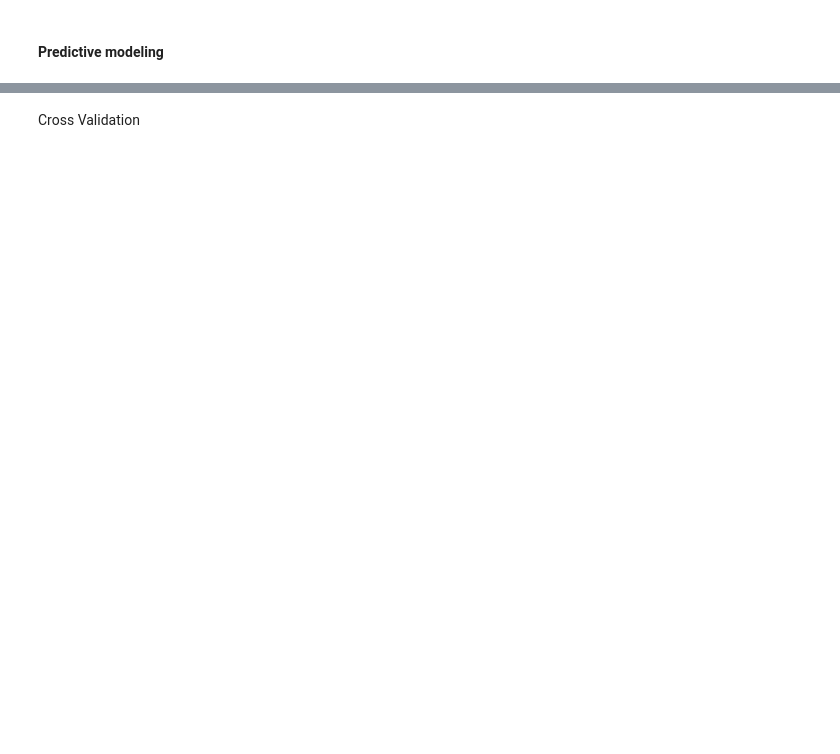
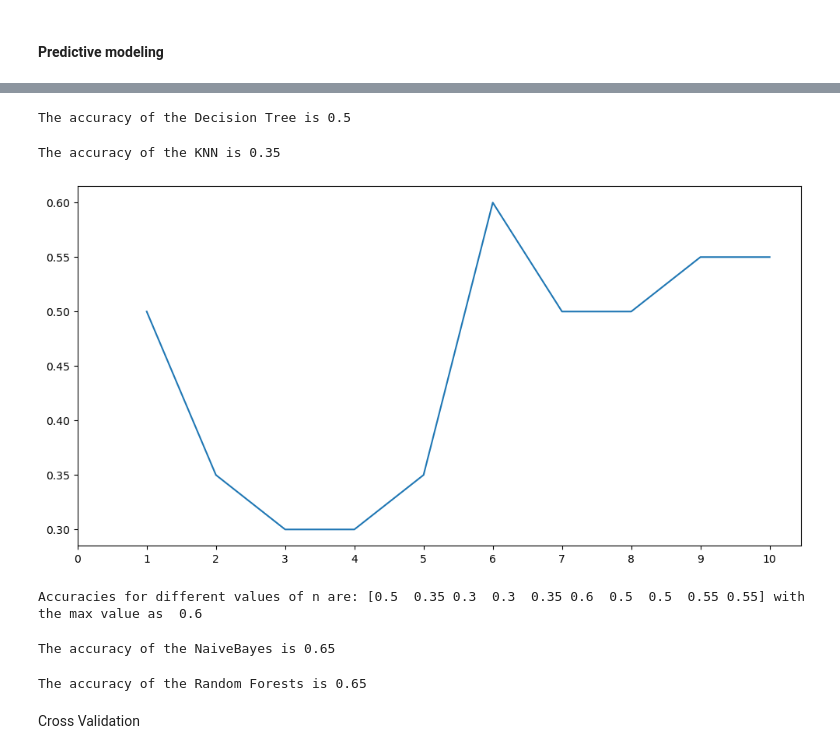
Before and after one commit to tharoosha/DataStorm077, a Jupyter notebook: Day4/Notebook04_new.ipynb, the cells around one changed output, grey strips where cells are left out. Cells and saved outputs as stored; diff of their text form; code cells hidden in the pictures; blank space fills up the shorter version.

```diff
--- a/Day4/Notebook04_new.ipynb
+++ b/Day4/Notebook04_new.ipynb
@@ -770,6 +766,6 @@ y.shape
 # %%
 # #split the data into train and test sets
-# from sklearn.model_selection import train_test_split
-# X_train, X_test, y_train, y_test = train_test_split(X, y, test_size=0.2, random_state=42)
+from sklearn.model_selection import train_test_split
+X_train, X_test, y_train, y_test = train_test_split(X, y, test_size=0.2, random_state=42)
 # %%
 # # get the shape
@@ -812,38 +816,49 @@ y.shape
 # %%
-# model=DecisionTreeClassifier()
-# model.fit(X_train,y_train)
-# prediction4=model.predict(X_test)
-# print('The accuracy of the Decision Tree is',metrics.accuracy_score(prediction4,y_test))
+model=DecisionTreeClassifier()
+model.fit(X_train,y_train)
+prediction4=model.predict(X_test)
+print('The accuracy of the Decision Tree is',metrics.accuracy_score(prediction4,y_test))
+# %% [output]
+The accuracy of the Decision Tree is 0.5
 # %%
-# model=KNeighborsClassifier()
-# model.fit(X_train,y_train)
-# prediction5=model.predict(X_test)
-# print('The accuracy of the KNN is',metrics.accuracy_score(prediction5,y_test))
+model=KNeighborsClassifier()
+model.fit(X_train,y_train)
+prediction5=model.predict(X_test)
+print('The accuracy of the KNN is',metrics.accuracy_score(prediction5,y_test))
+# %% [output]
+The accuracy of the KNN is 0.35
 # %%
-# a_index=list(range(1,11))
-# a=pd.Series()
-# x=[0,1,2,3,4,5,6,7,8,9,10]
-# for i in list(range(1,11)):
-#     model=KNeighborsClassifier(n_neighbors=i)
-#     model.fit(X_train,y_train)
-#     prediction=model.predict(X_test)
-#     a=a.append(pd.Series(metrics.accuracy_score(prediction,y_test)))
-# plt.plot(a_index, a)
-# plt.xticks(x)
-# fig=plt.gcf()
-# fig.set_size_inches(12,6)
-# plt.show()
-# print('Accuracies for different values of n are:',a.values,'with the max value as ',a.values.max())
+a_index=list(range(1,11))
+a=pd.Series()
+x=[0,1,2,3,4,5,6,7,8,9,10]
+for i in list(range(1,11)):
+    model=KNeighborsClassifier(n_neighbors=i)
+    model.fit(X_train,y_train)
+    prediction=model.predict(X_test)
+    a=a.append(pd.Series(metrics.accuracy_score(prediction,y_test)))
+plt.plot(a_index, a)
+plt.xticks(x)
+fig=plt.gcf()
+fig.set_size_inches(12,6)
+plt.show()
+print('Accuracies for different values of n are:',a.values,'with the max value as ',a.values.max())
+# %% [output]
+[figure, added]
+Accuracies for different values of n are: [0.5  0.35 0.3  0.3  0.35 0.6  0.5  0.5  0.55 0.55] with the max value as  0.6
 # %%
-# model=GaussianNB()
-# model.fit(X_train,y_train)
-# prediction6=model.predict(X_test)
-# print('The accuracy of the NaiveBayes is',metrics.accuracy_score(prediction6,y_test))
+model=GaussianNB()
+model.fit(X_train,y_train)
+prediction6=model.predict(X_test)
+print('The accuracy of the NaiveBayes is',metrics.accuracy_score(prediction6,y_test))
+# %% [output]
+The accuracy of the NaiveBayes is 0.65
 # %%
-# model=RandomForestClassifier(n_estimators=100)
-# model.fit(X_train,y_train)
-# prediction7=model.predict(X_test)
-# print('The accuracy of the Random Forests is',metrics.accuracy_score(prediction7,y_test))
+model=RandomForestClassifier(n_estimators=100)
+model.fit(X_train,y_train)
+prediction7=model.predict(X_test)
+print('The accuracy of the Random Forests is',metrics.accuracy_score(prediction7,y_test))
+# %% [output]
+The accuracy of the Random Forests is 0.65
 # %% [markdown]
 Cross Validation
 # %%
```
Also changed, not shown: parts of 47 cells of this notebook.
